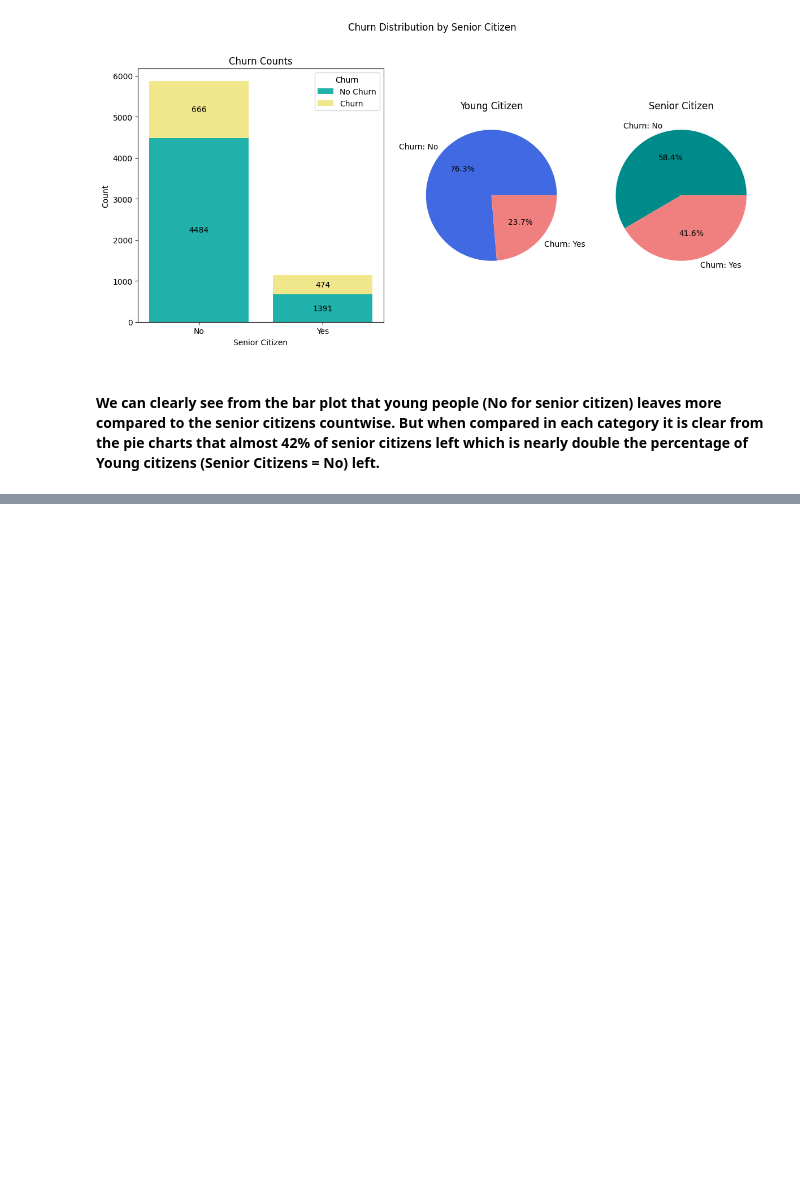
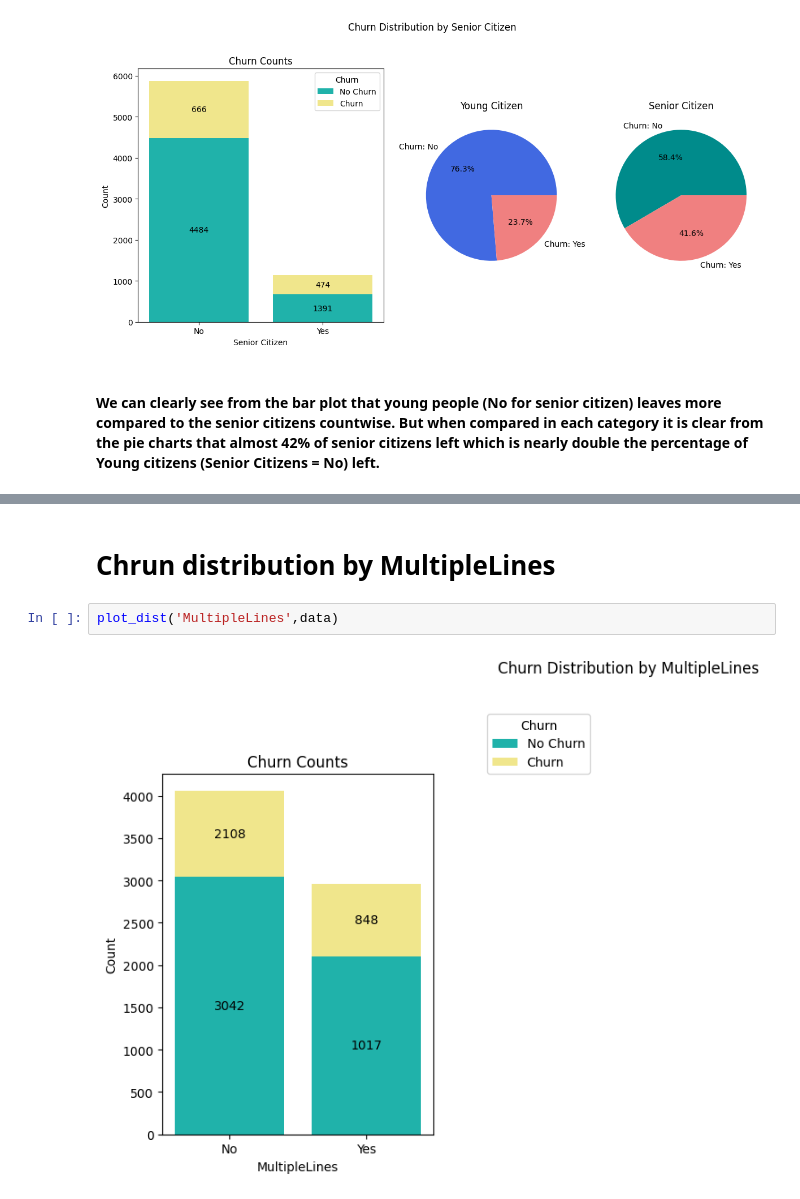
Before and after one commit to ThankiJay/Customer-Churn-Prediction, a Jupyter notebook: notebook/EDA.ipynb, the cells around one changed output, grey strips where cells are left out. Cells and saved outputs as stored; diff of their text form; blank space fills up the shorter version.

```diff
--- a/notebook/EDA.ipynb
+++ b/notebook/EDA.ipynb
@@ -176,0 +189,6 @@ plt.show()
+# %% [markdown]
+# Chrun distribution by MultipleLines
+# %%
+plot_dist('MultipleLines',data)
+# %% [output]
+[figure, added]
```
Also changed, not shown: parts of 34 cells of this notebook, 1 other file.
